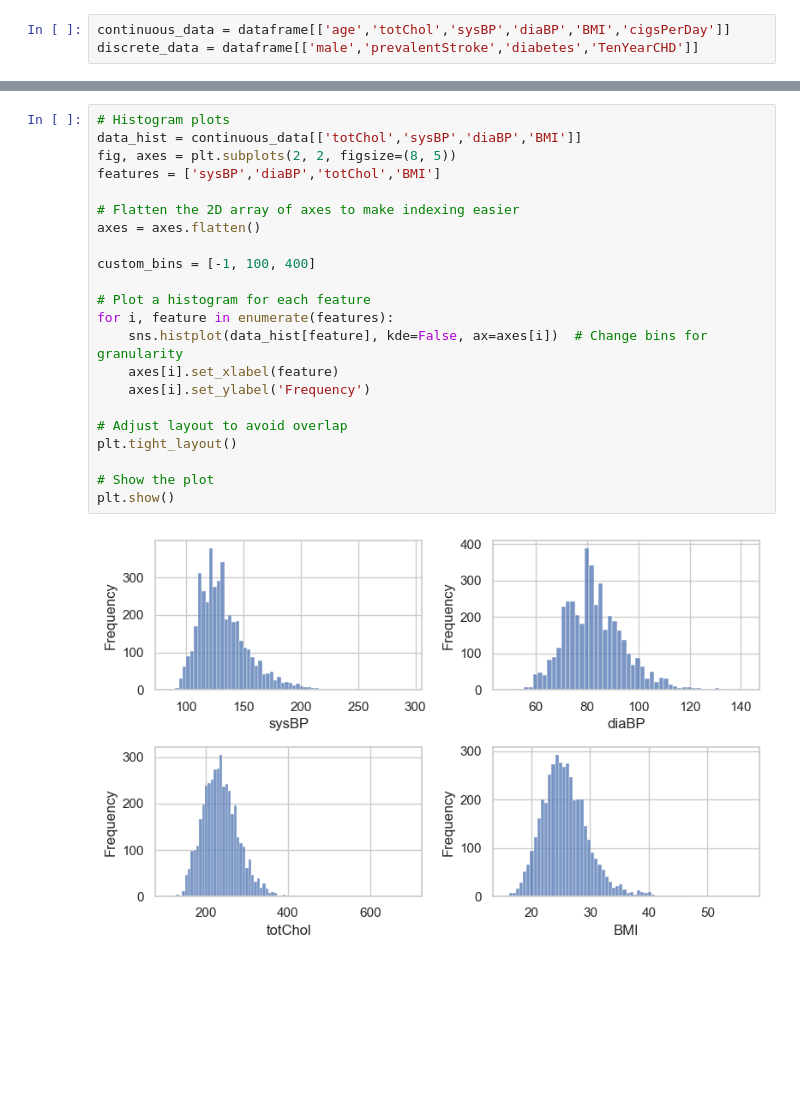
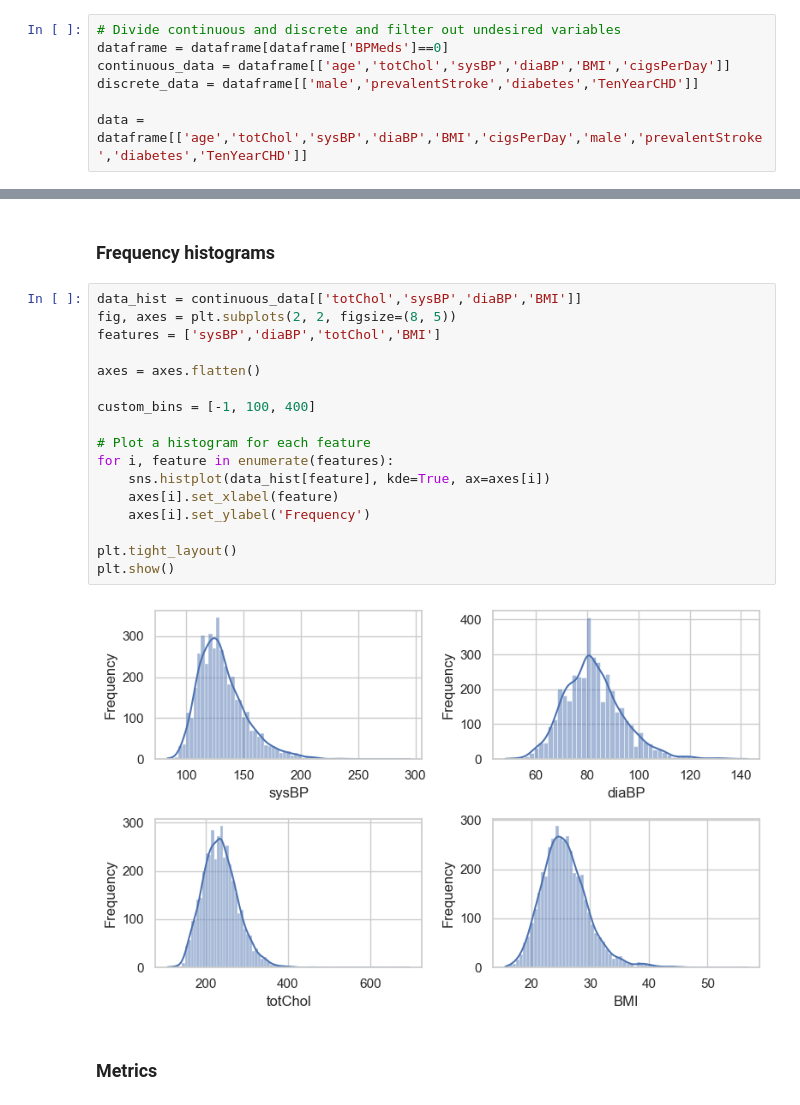
Before and after one commit to TarMatt/Coronary_disease, a Jupyter notebook: uni_project.ipynb, the cells around one changed output, grey strips where cells are left out. Saved outputs shown, nothing was run; the diff lists cells and outputs as text; blank space fills up the shorter version.

```diff
--- a/uni_project.ipynb
+++ b/uni_project.ipynb
@@ -21,3 +33,7 @@ dataframe.head()
 # %%
+# Divide continuous and discrete and filter out undesired variables
+dataframe = dataframe[dataframe['BPMeds']==0]
 continuous_data = dataframe[['age','totChol','sysBP','diaBP','BMI','cigsPerDay']]
 discrete_data = dataframe[['male','prevalentStroke','diabetes','TenYearCHD']]
+
+data = dataframe[['age','totChol','sysBP','diaBP','BMI','cigsPerDay','male','prevalentStroke','diabetes','TenYearCHD']]
@@ -70,27 +87,26 @@ plt.show()
+# %% [markdown]
+### Frequency histograms
 # %%
-# Histogram plots
 data_hist = continuous_data[['totChol','sysBP','diaBP','BMI']]
 fig, axes = plt.subplots(2, 2, figsize=(8, 5))
 features = ['sysBP','diaBP','totChol','BMI']
 
-# Flatten the 2D array of axes to make indexing easier
 axes = axes.flatten()
 
 custom_bins = [-1, 100, 400]
 
 # Plot a histogram for each feature
 for i, feature in enumerate(features):
-    sns.histplot(data_hist[feature], kde=False, ax=axes[i])  # Change bins for granularity
+    sns.histplot(data_hist[feature], kde=True, ax=axes[i])
     axes[i].set_xlabel(feature)
     axes[i].set_ylabel('Frequency')
 
-# Adjust layout to avoid overlap
 plt.tight_layout()
-
-# Show the plot
 plt.show()
 # %% [output]
-[figure, old version]
+[figure, new version]
+# %% [markdown]
+### Metrics
 # %%
 from skimpy import skim
 
```
Also changed, not shown: parts of 61 cells of this notebook.
